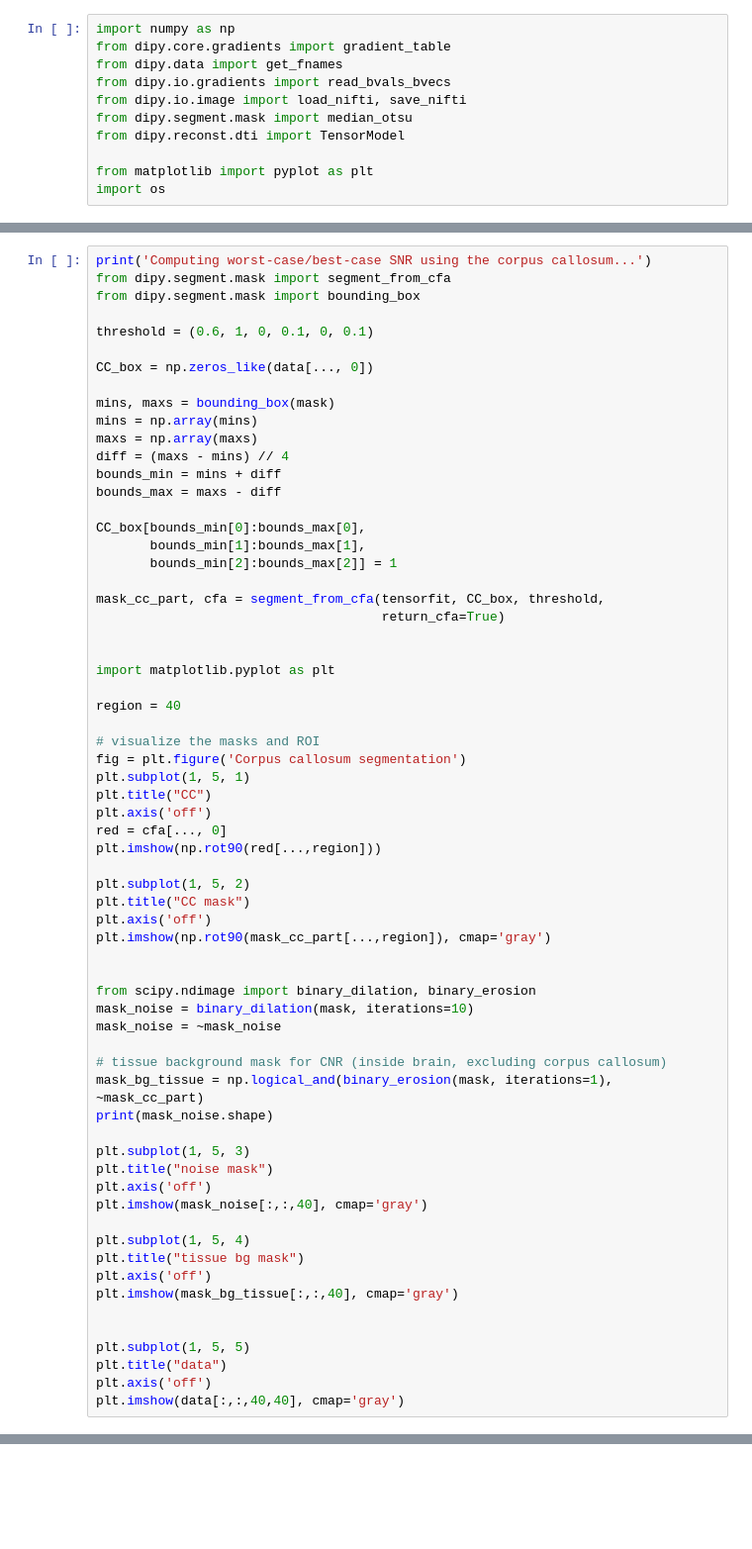
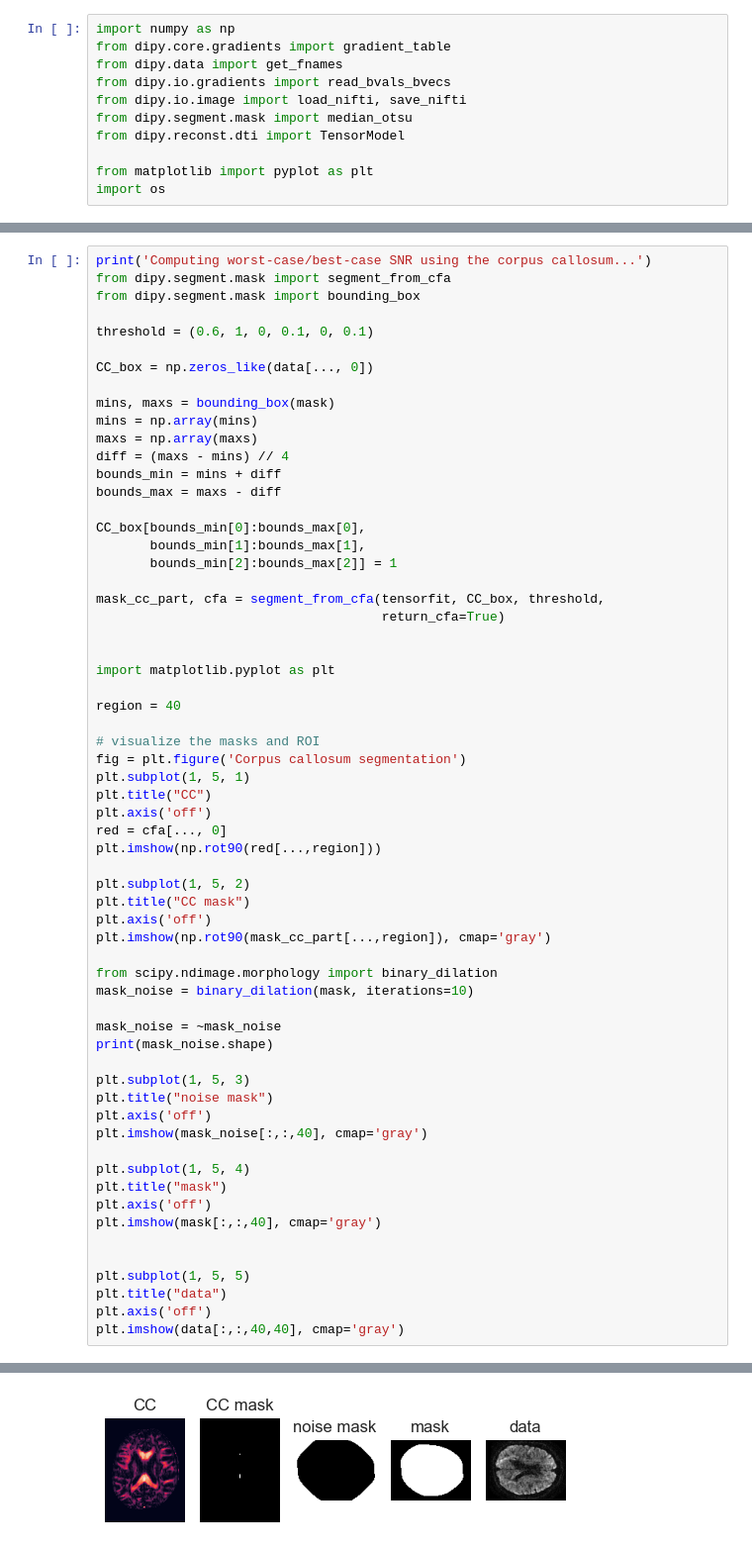
Before and after one commit to Shreyas-SShetty/DDM2, a Jupyter notebook: quantitative_metrics.ipynb, the cells around one changed output, grey strips where cells are left out. Shown at 99% size. Saved outputs shown, nothing was run; the diff lists cells and outputs as text; blank space fills up the shorter version.

```diff
--- a/quantitative_metrics.ipynb
+++ b/quantitative_metrics.ipynb
@@ -105,13 +94,10 @@ plt.title("CC mask")
 plt.axis('off')
 plt.imshow(np.rot90(mask_cc_part[...,region]), cmap='gray')
 
+from scipy.ndimage.morphology import binary_dilation
+mask_noise = binary_dilation(mask, iterations=10)
 
-from scipy.ndimage import binary_dilation, binary_erosion
-mask_noise = binary_dilation(mask, iterations=10)
 mask_noise = ~mask_noise
-
-# tissue background mask for CNR (inside brain, excluding corpus callosum)
-mask_bg_tissue = np.logical_and(binary_erosion(mask, iterations=1), ~mask_cc_part)
 print(mask_noise.shape)
 
 plt.subplot(1, 5, 3)
@@ -120,12 +106,13 @@ plt.axis('off')
 plt.imshow(mask_noise[:,:,40], cmap='gray')
 
 plt.subplot(1, 5, 4)
-plt.title("tissue bg mask")
+plt.title("mask")
 plt.axis('off')
-plt.imshow(mask_bg_tissue[:,:,40], cmap='gray')
+plt.imshow(mask[:,:,40], cmap='gray')
 
 
 plt.subplot(1, 5, 5)
 plt.title("data")
 plt.axis('off')
 plt.imshow(data[:,:,40,40], cmap='gray')
+# %% [output]
@@ -132,2 +122,3 @@ plt.imshow(data[:,:,40,40], cmap='gray')
+[figure, added]
 # %%
 # normalize raw data for metric computation
```
Also changed, not shown: parts of 7 cells of this notebook, 4 other files.
